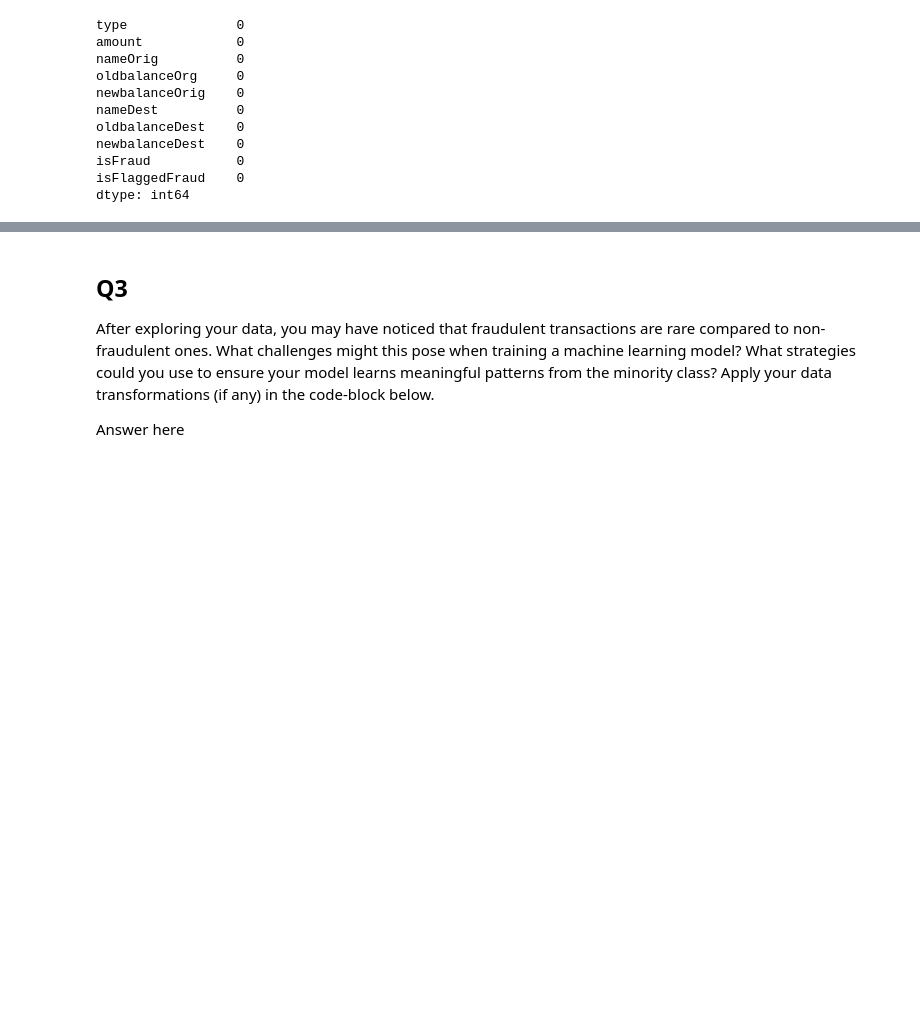
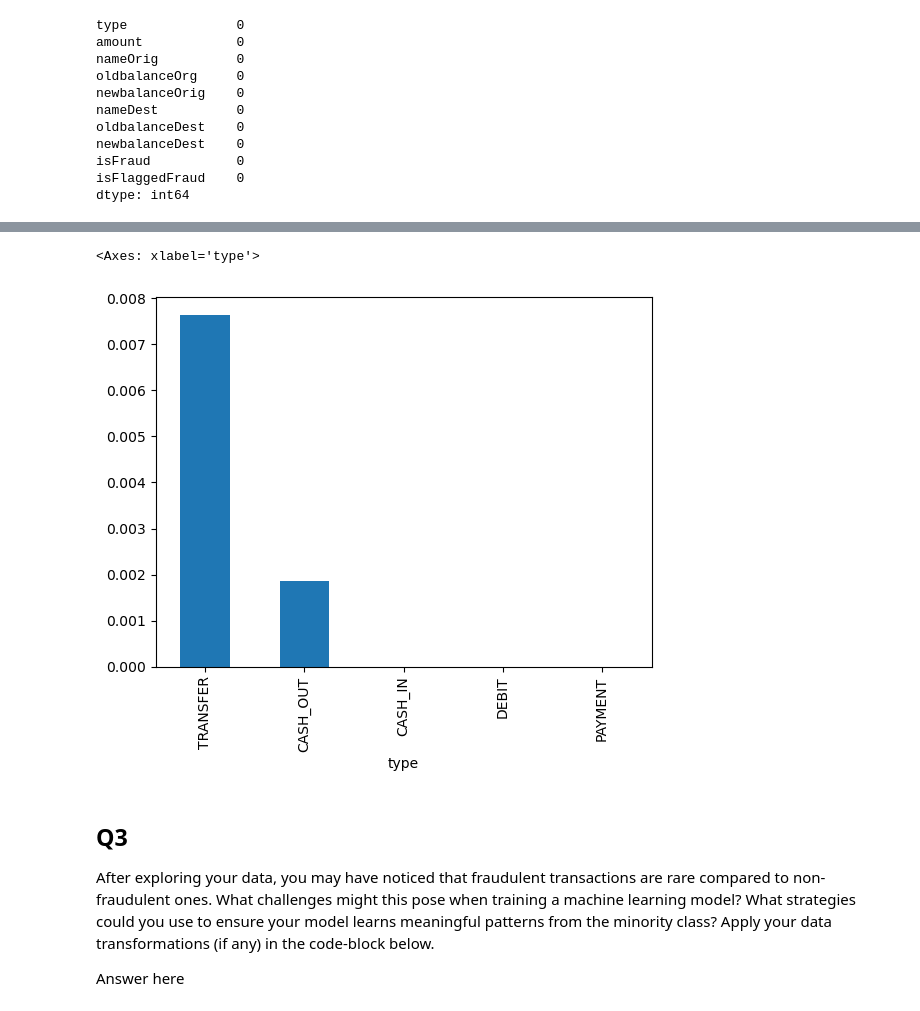
Before and after one commit to yuzchen7/detect-fraud, a Jupyter notebook: notebooks/transform.ipynb, the cells around one changed output, grey strips where cells are left out. Drawn from its saved outputs; the diff is of its cells as text; code cells hidden in the pictures; blank space fills up the shorter version.

```diff
--- a/notebooks/transform.ipynb
+++ b/notebooks/transform.ipynb
@@ -43,3 +78,8 @@ Answer here
+# %%
+transactions.groupby('type')['isFraud'].mean().sort_values(ascending=False).plot.bar()
+# %% [output]
+<Axes: xlabel='type'>
+[figure, added]
 # %% [markdown]
 ## Q3
 
```
Also changed, not shown: parts of 5 cells of this notebook, 1 other file.
